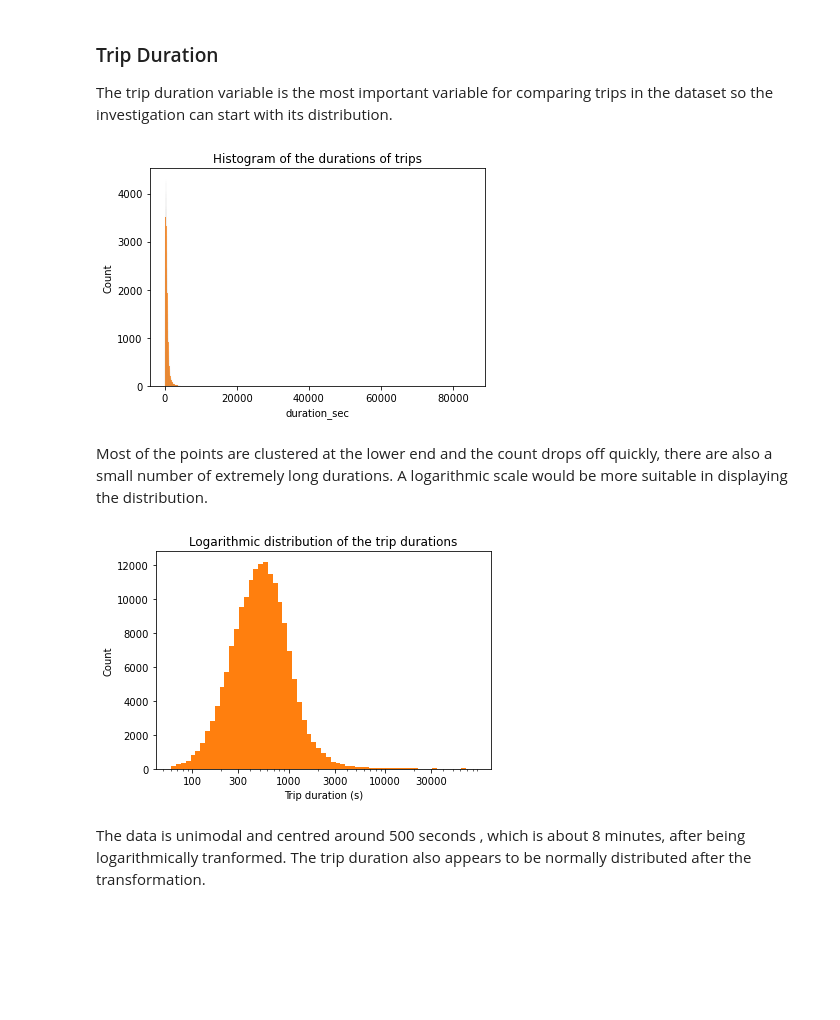
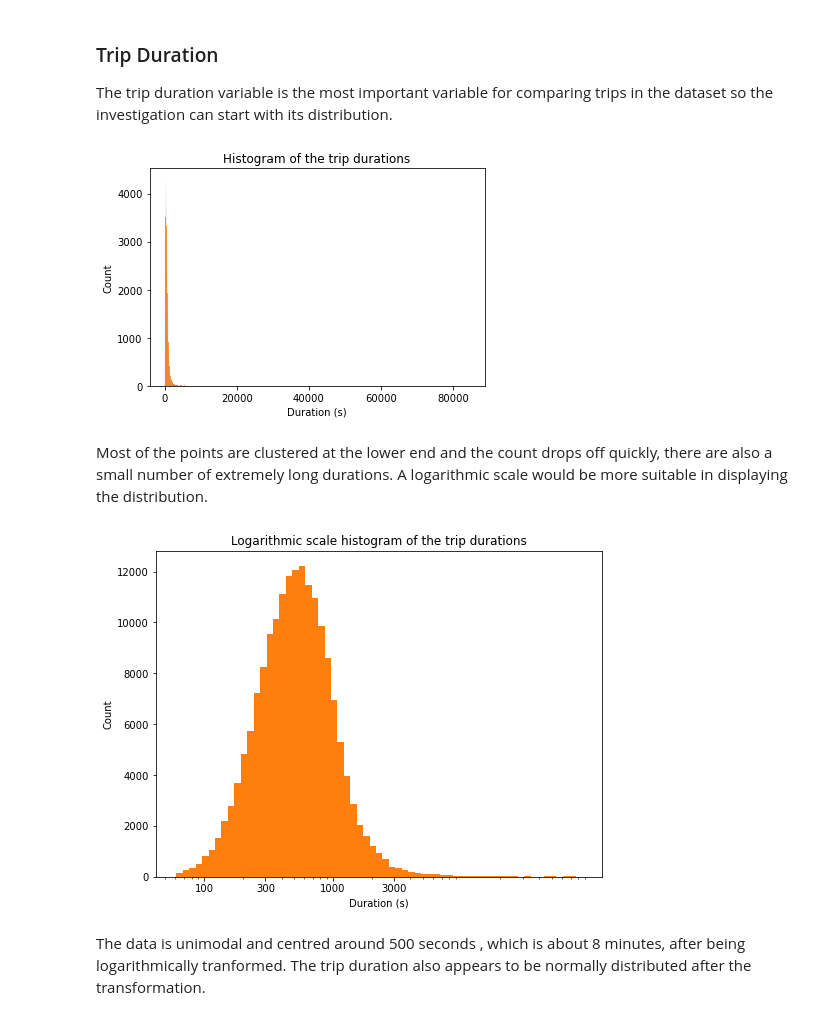
Before and after one commit to LukeConfait/udacity_data_analysis_projects, a Jupyter notebook: project_3/Part_I_exploration_template.ipynb, the cells around one changed output. Drawn from its saved outputs; the diff is of its cells as text; code cells hidden in the pictures; blank space fills up the shorter version.

```diff
--- a/project_3/Part_I_exploration_template.ipynb
+++ b/project_3/Part_I_exploration_template.ipynb
@@ -324,26 +314,28 @@ base_color = sb.color_palette()[1]
 The trip duration variable is the most important variable for comparing trips in the dataset so the investigation can start with its distribution.
 # %%
 sb.histplot(data=bike_data_analysis, x='duration_sec',color=base_color);
-plt.title('Histogram of the durations of trips');
+plt.title('Histogram of the trip durations')
+plt.xlabel('Duration (s)');
 # %% [output]
-[figure, old version]
+[figure, new version]
 # %% [markdown]
 Most of the points are clustered at the lower end and the count drops off quickly, there are also a small number of extremely long durations. A logarithmic scale would be more suitable in displaying the distribution.
 # %%
+plt.figure(figsize=(8,6))
 min_duration = bike_data_analysis['duration_sec'].min()
 max_duration = bike_data_analysis['duration_sec'].max()
 
-ticks = [ 100, 300, 1000, 3000, 10000, 30000]
+ticks = [100, 300, 1000, 3000]
 
 bins = 10 ** np.arange(np.log10(min_duration),np.log10(max_duration)+0.05,0.05)
 plt.hist(data=bike_data_copy,x='duration_sec',bins=bins,color=base_color);
 plt.xscale('log')
 plt.xticks(ticks,ticks)
-plt.xlabel('Trip duration (s)')
+plt.xlabel('Duration (s)')
 plt.ylabel('Count')
-plt.title('Logarithmic distribution of the trip durations');
+plt.title('Logarithmic scale histogram of the trip durations');
 # %% [output]
-[figure, old version]
+[figure, new version]
 # %% [markdown]
 The data is unimodal and centred around 500 seconds , which is about 8 minutes, after being logarithmically tranformed. The trip duration also appears to be normally distributed after the transformation.
 # %% [markdown]
```
Also changed, not shown: parts of 32 cells of this notebook.
